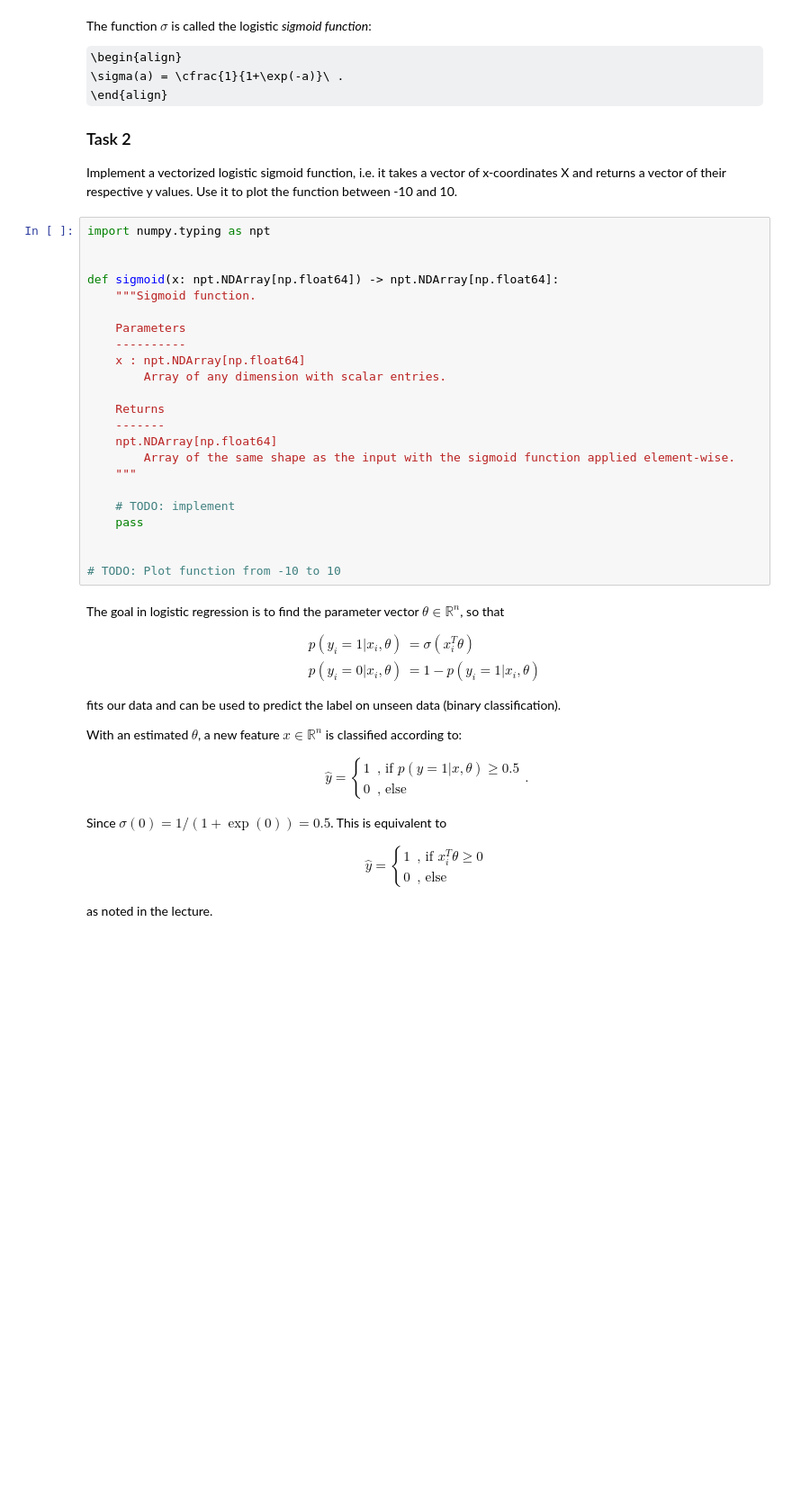
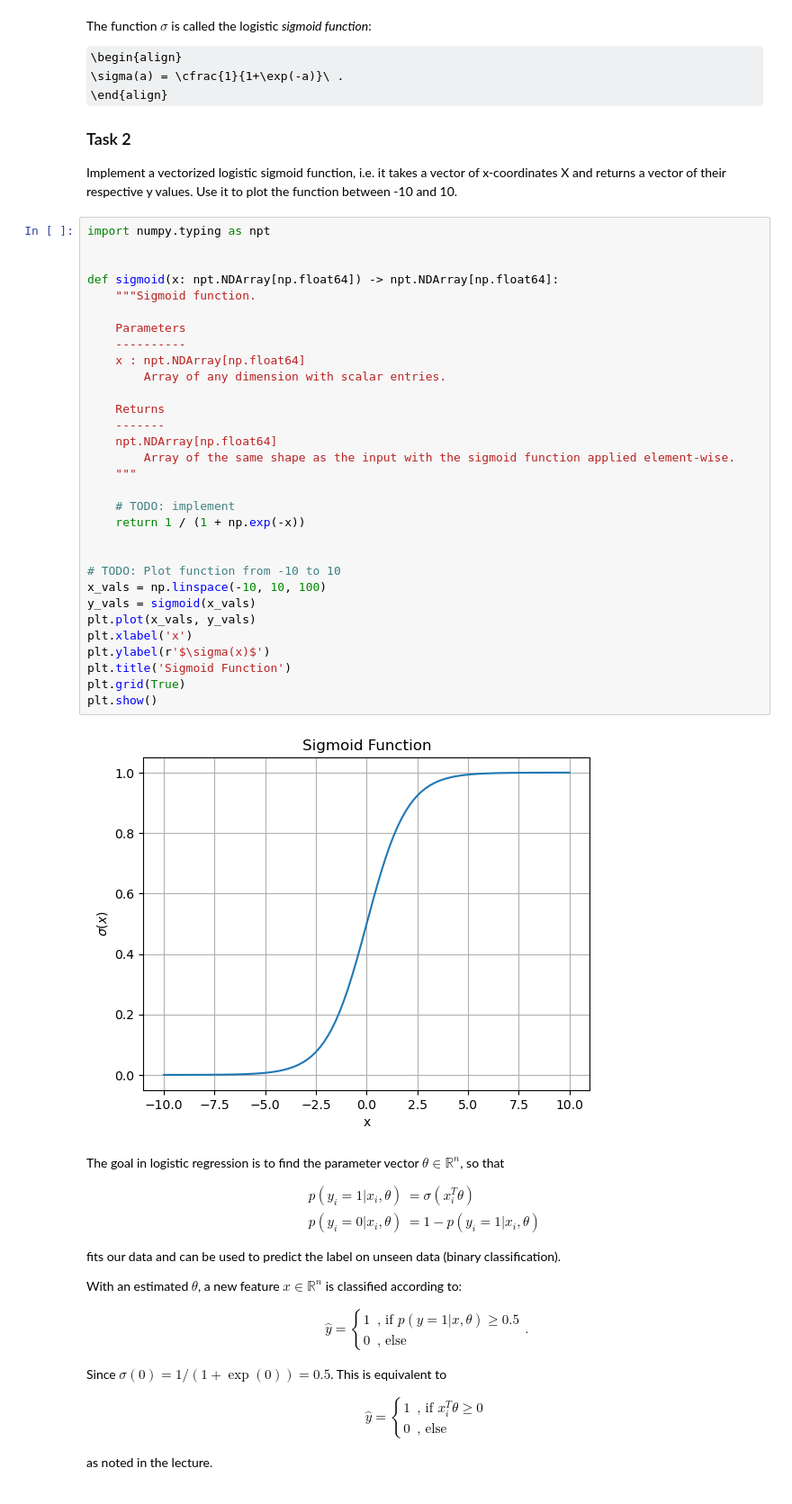
Before and after one commit to mbbrueckner/statistical_learning_theory_LAB, a Jupyter notebook: 03_Logistic_Regression/03_Logistic_Regression.ipynb, the cells around one changed output. Shown at 90% size. Drawn from its saved outputs; the diff is of its cells as text; some formulas as TeX source; blank space fills up the shorter version.

```diff
--- a/03_Logistic_Regression/03_Logistic_Regression.ipynb
+++ b/03_Logistic_Regression/03_Logistic_Regression.ipynb
@@ -49,26 +60,36 @@ Implement a vectorized logistic sigmoid function, i.e. it takes a vector of x-co
 # %%
 import numpy.typing as npt
 
 
 def sigmoid(x: npt.NDArray[np.float64]) -> npt.NDArray[np.float64]:
     """Sigmoid function.
 
     Parameters
     ----------
     x : npt.NDArray[np.float64]
         Array of any dimension with scalar entries.
 
     Returns
     -------
     npt.NDArray[np.float64]
         Array of the same shape as the input with the sigmoid function applied element-wise.
     """
 
     # TODO: implement
-    pass
+    return 1 / (1 + np.exp(-x))
 
 
 # TODO: Plot function from -10 to 10
+x_vals = np.linspace(-10, 10, 100)
+y_vals = sigmoid(x_vals)
+plt.plot(x_vals, y_vals)
+plt.xlabel('x')
+plt.ylabel(r'$\sigma(x)$')
+plt.title('Sigmoid Function')
+plt.grid(True)
+plt.show()
+# %% [output]
+[figure, added]
 # %% [markdown]
 The goal in logistic regression is to find the parameter vector $\theta\in\mathbb{R}^n$, so that
 
```
Also changed, not shown: parts of 15 cells of this notebook.
